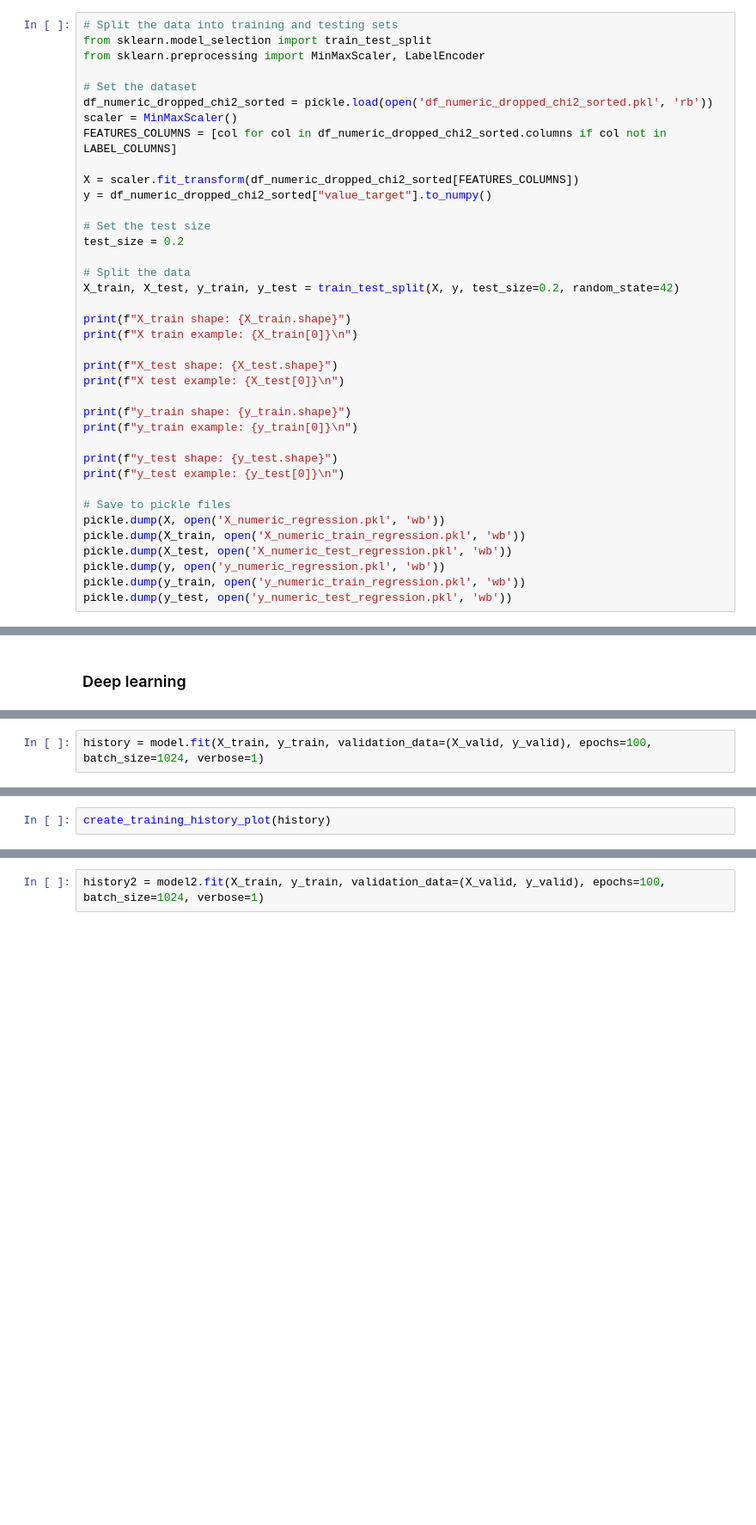
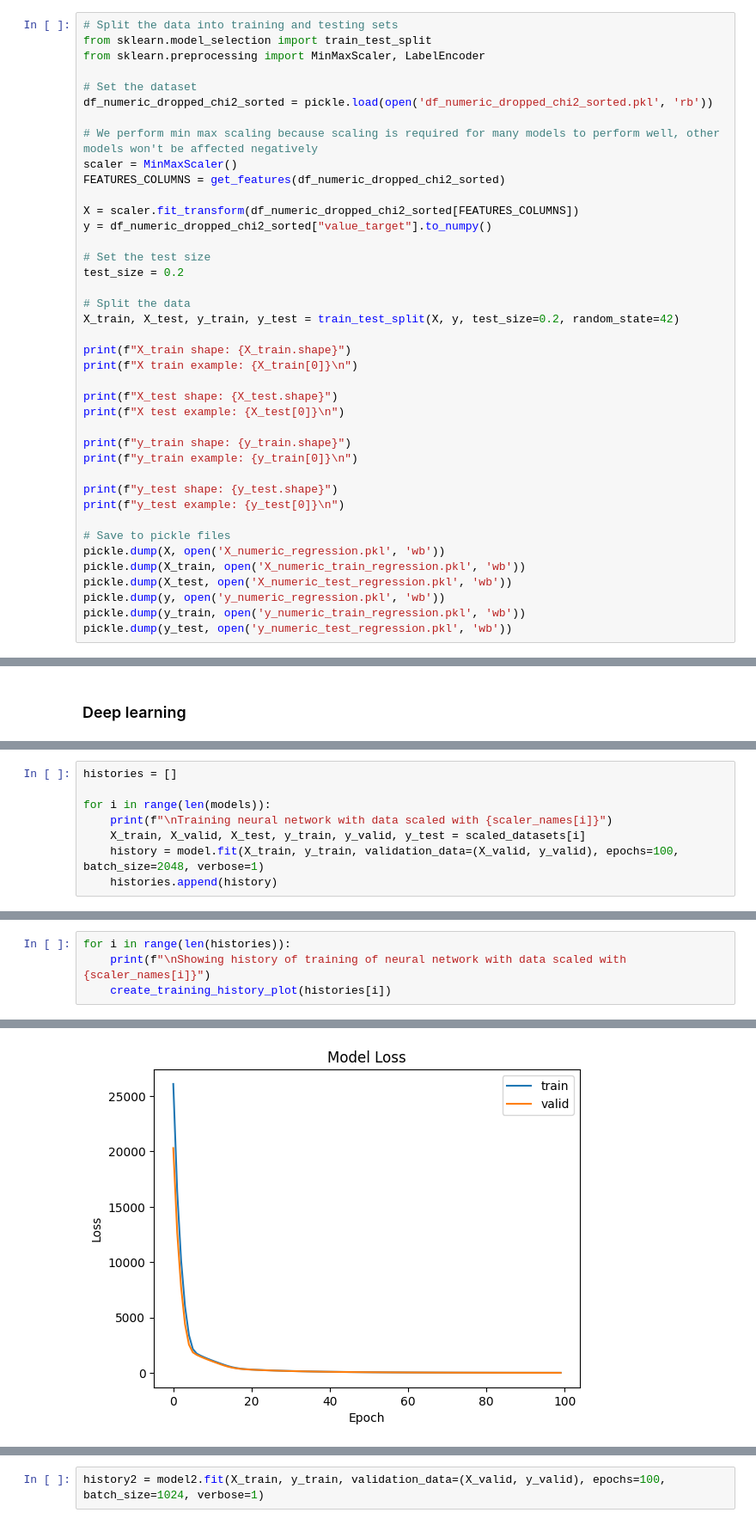
Before and after one commit to Frollamma/progetto-piccialli, a Jupyter notebook: main_numeric.ipynb, the cells around one changed output, grey strips where cells are left out. Shown at 86% size. Cells and saved outputs as stored; diff of their text form; blank space fills up the shorter version.

Commit message:
Improve utils.py. Abbiamo provato a concludere deep learning per la regressione, però c'è un problema con lo scaling - chiedi al prof.

```diff
--- a/main_numeric.ipynb
+++ b/main_numeric.ipynb
@@ -1051,8 +1054,10 @@ from sklearn.preprocessing import MinMaxScaler, LabelEncoder
 
 # Set the dataset
 df_numeric_dropped_chi2_sorted = pickle.load(open('df_numeric_dropped_chi2_sorted.pkl', 'rb'))
+
+# We perform min max scaling because scaling is required for many models to perform well, other models won't be affected negatively
 scaler = MinMaxScaler()
-FEATURES_COLUMNS = [col for col in df_numeric_dropped_chi2_sorted.columns if col not in LABEL_COLUMNS]
+FEATURES_COLUMNS = get_features(df_numeric_dropped_chi2_sorted)
 
 X = scaler.fit_transform(df_numeric_dropped_chi2_sorted[FEATURES_COLUMNS])
 y = df_numeric_dropped_chi2_sorted["value_target"].to_numpy()
@@ -1372,2 +1418,0 @@ Model: "sequential_15"
-# %%
-history = model.fit(X_train, y_train, validation_data=(X_valid, y_valid), epochs=100, batch_size=1024, verbose=1)
@@ -1412,2 +1418,0 @@ Epoch 100/100
-# %%
-create_training_history_plot(history)
@@ -1423,0 +1419,8 @@ create_training_history_plot(history_scaled)
+# %%
+histories = []
+
+for i in range(len(models)):
+    print(f"\nTraining neural network with data scaled with {scaler_names[i]}")
+    X_train, X_valid, X_test, y_train, y_valid, y_test = scaled_datasets[i]
+    history = model.fit(X_train, y_train, validation_data=(X_valid, y_valid), epochs=100, batch_size=2048, verbose=1)
+    histories.append(history)
@@ -1423,0 +1445,5 @@ create_training_history_plot(history_scaled)
+# %%
+for i in range(len(histories)):
+    print(f"\nShowing history of training of neural network with data scaled with {scaler_names[i]}")
+    create_training_history_plot(histories[i])
+# %% [output]
@@ -1423,0 +1451 @@ create_training_history_plot(history_scaled)
+[figure, added]
```
Also changed, not shown: parts of 23 cells of this notebook, 3 other files.
